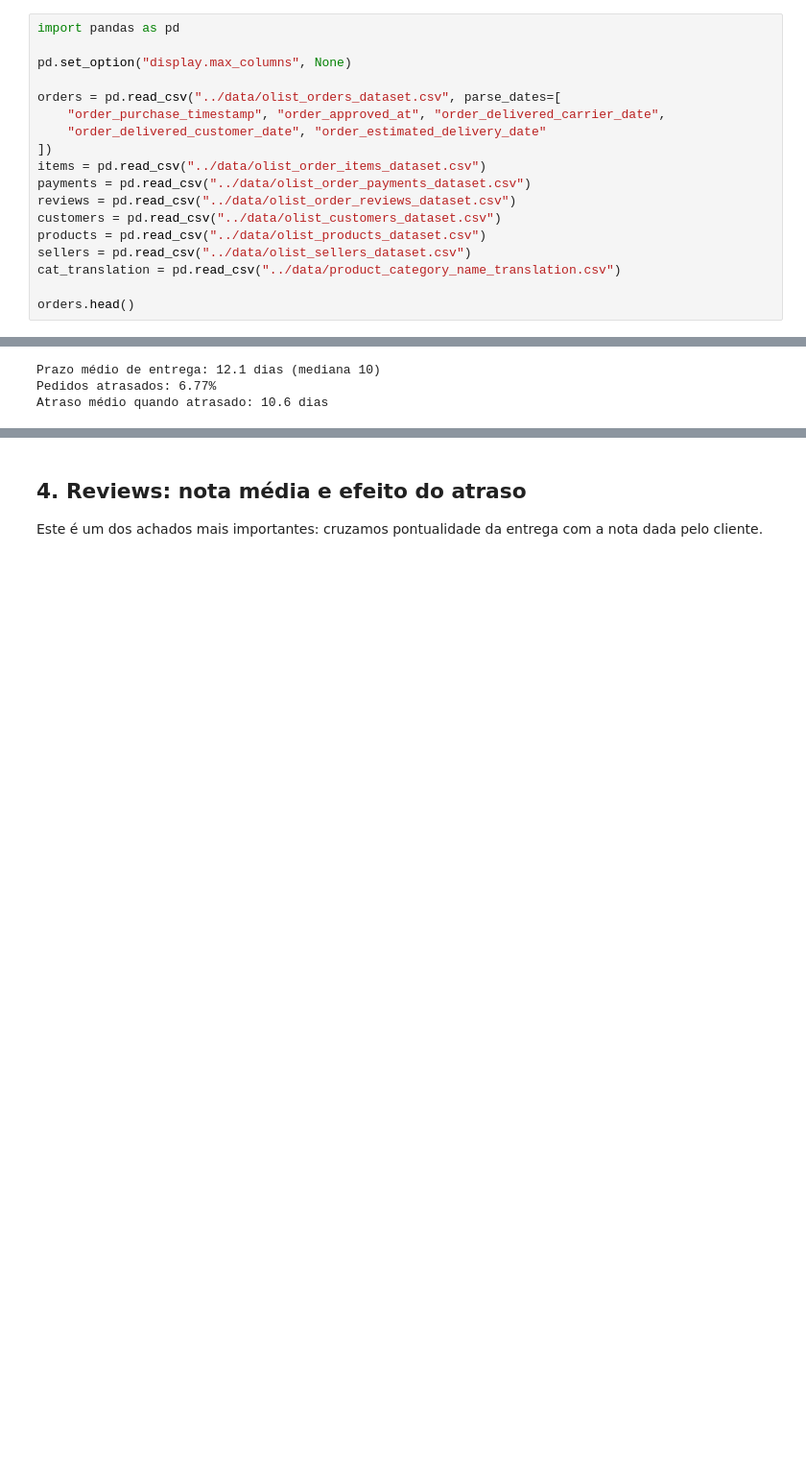
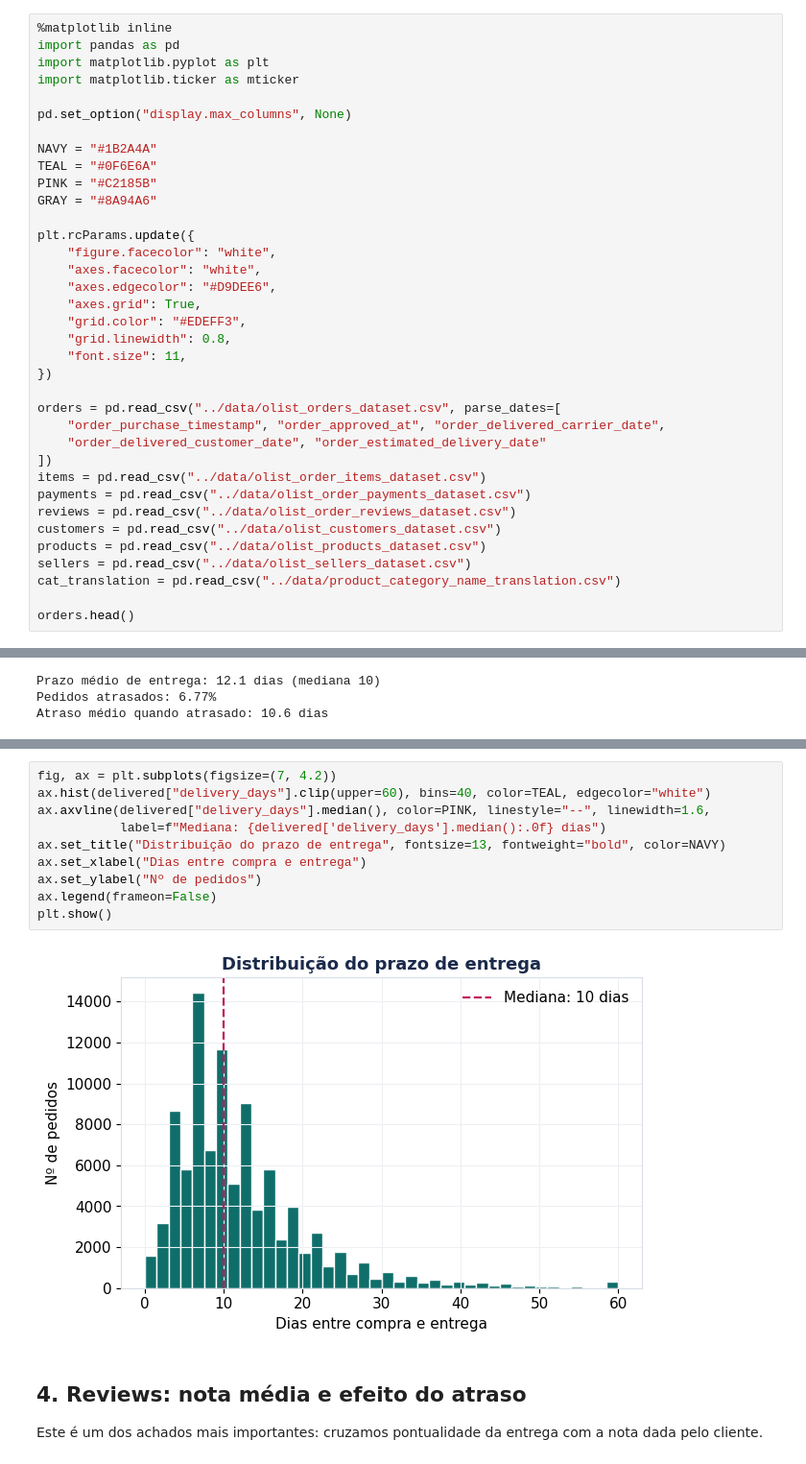
Before and after one commit to lusilveira/postrabalho, a Jupyter notebook: notebooks/analise_olist.ipynb, the cells around one changed output, grey strips where cells are left out. Shown at 96% size. Cells and saved outputs as stored; diff of their text form; blank space fills up the shorter version.

Commit message:
Adiciona graficos (matplotlib) a analise: distribuicao de prazo, notas, recompra, categorias e atraso por estado

```diff
--- a/notebooks/analise_olist.ipynb
+++ b/notebooks/analise_olist.ipynb
@@ -15,7 +18,25 @@ Carregamos as tabelas de pedidos, itens, pagamentos, avaliações, clientes, pro
 # %%
+%matplotlib inline
 import pandas as pd
+import matplotlib.pyplot as plt
+import matplotlib.ticker as mticker
 
 pd.set_option("display.max_columns", None)
+
+NAVY = "#1B2A4A"
+TEAL = "#0F6E6A"
+PINK = "#C2185B"
+GRAY = "#8A94A6"
+
+plt.rcParams.update({
+    "figure.facecolor": "white",
+    "axes.facecolor": "white",
+    "axes.edgecolor": "#D9DEE6",
+    "axes.grid": True,
+    "grid.color": "#EDEFF3",
+    "grid.linewidth": 0.8,
+    "font.size": 11,
+})
 
 orders = pd.read_csv("../data/olist_orders_dataset.csv", parse_dates=[
     "order_purchase_timestamp", "order_approved_at", "order_delivered_carrier_date",
@@ -88,3 +111,15 @@ Atraso médio quando atrasado: 10.6 dias
+# %%
+fig, ax = plt.subplots(figsize=(7, 4.2))
+ax.hist(delivered["delivery_days"].clip(upper=60), bins=40, color=TEAL, edgecolor="white")
+ax.axvline(delivered["delivery_days"].median(), color=PINK, linestyle="--", linewidth=1.6,
+           label=f"Mediana: {delivered['delivery_days'].median():.0f} dias")
+ax.set_title("Distribuição do prazo de entrega", fontsize=13, fontweight="bold", color=NAVY)
+ax.set_xlabel("Dias entre compra e entrega")
+ax.set_ylabel("Nº de pedidos")
+ax.legend(frameon=False)
+plt.show()
+# %% [output]
+[figure, added]
 # %% [markdown]
 ## 4. Reviews: nota média e efeito do atraso
 
```
Also changed, not shown: parts of 17 cells of this notebook, 3 other files.
